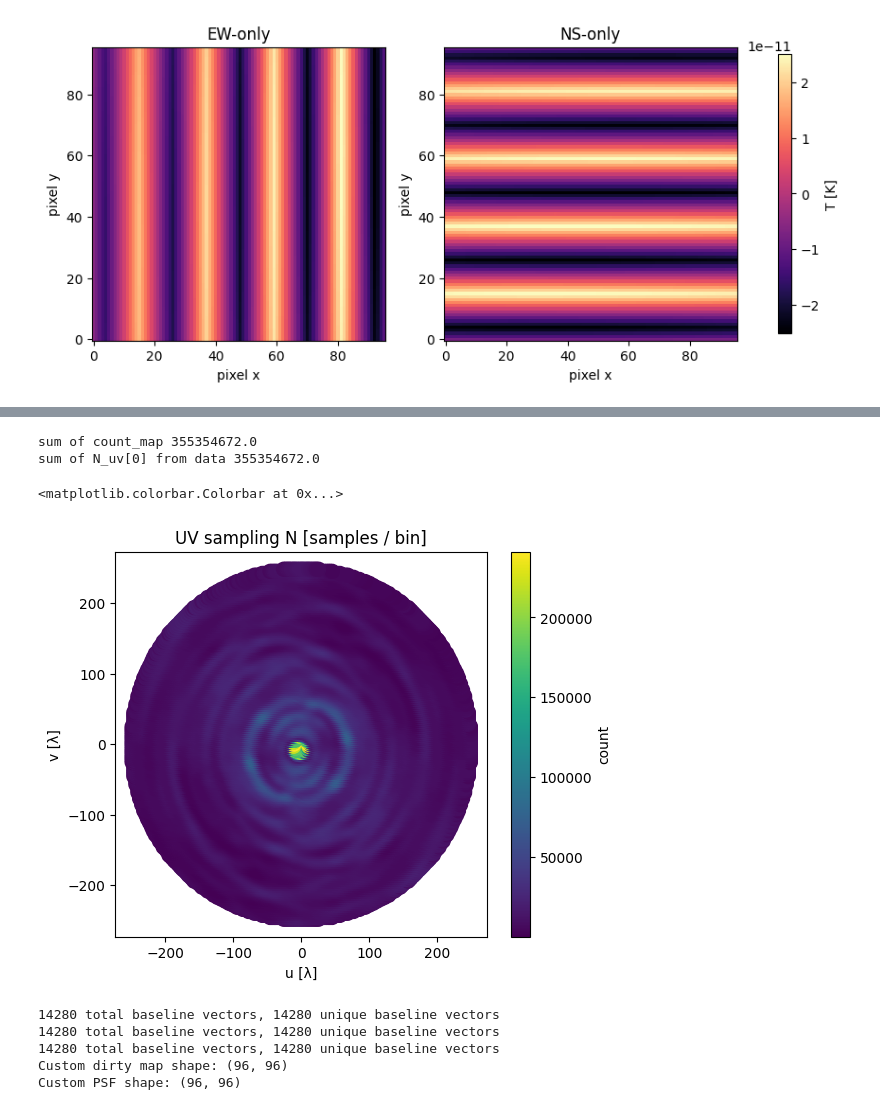
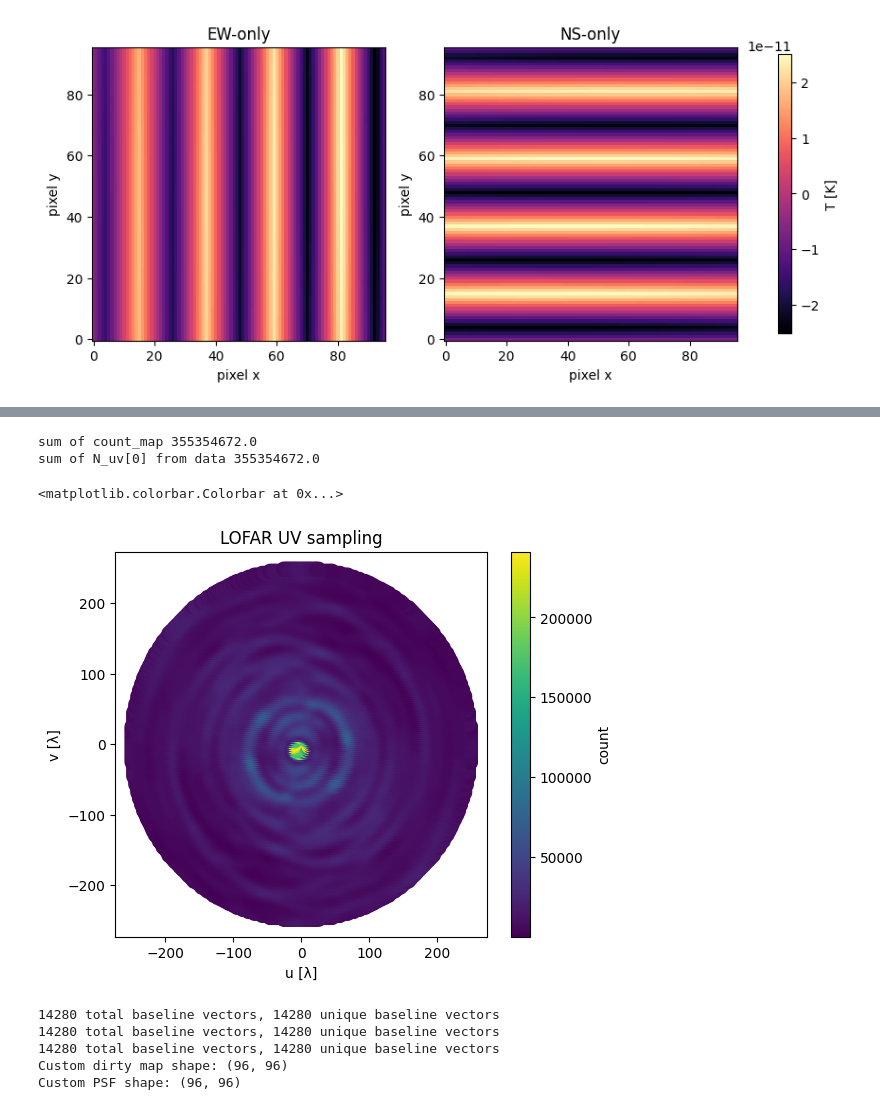
Before and after one commit to McGill-Cosmic-Dawn-Group/LIMstat, a Jupyter notebook: tutorials/tutorial_interferometer.ipynb, the cells around one changed output, grey strips where cells are left out. Saved outputs shown, nothing was run; the diff lists cells and outputs as text; code cells hidden in the pictures.

```diff
--- a/tutorials/tutorial_interferometer.ipynb
+++ b/tutorials/tutorial_interferometer.ipynb
@@ -639,23 +639,23 @@ N_uv = (u_grid, v_grid, count_map)
 # %%
 idx = np.where(count_map!= 0)
 #Find the uv coordinates of the non-zero bins
 u_nonzero = u_grid[idx[1]]
 v_nonzero = v_grid[idx[0]]
 
 #make a scatter plot of the NUV with large marker size for the non-zero bins
 fig, ax = plt.subplots(figsize=(6, 5))
 im = ax.scatter(u_nonzero, v_nonzero, c=count_map[idx], cmap='viridis', s=100)
 print(f'sum of count_map {np.sum(count_map[idx])}')
 print(f"sum of N_uv[0] from data {np.sum(data['N_uv'][0])}")
 ax.set_xlabel('u [λ]')
 ax.set_ylabel('v [λ]')
-ax.set_title('UV sampling N [samples / bin]')
+ax.set_title('LOFAR UV sampling')
 plt.colorbar(im, ax=ax, label='count')
 # %% [output]
 sum of count_map 355354672.0
 sum of N_uv[0] from data 355354672.0
 <matplotlib.colorbar.Colorbar at 0x...>
-[figure, old version]
+[figure, new version]
 # %%
 instrument.T_sys = 10000 * units.K # making noise large so it's visible
 dirty_custom = instrument.get_dirty_map(true_sky, freq, N_uv=N_uv, noise=True)
```
Also changed, not shown: parts of 2 cells of this notebook, 4 other files.
